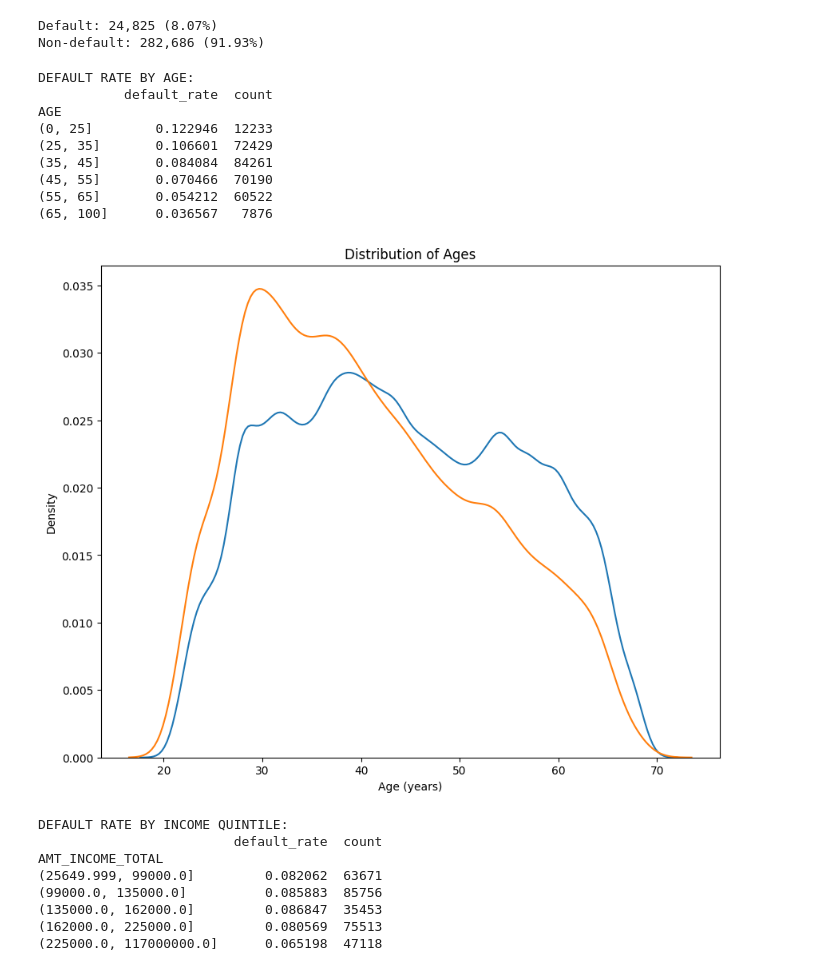
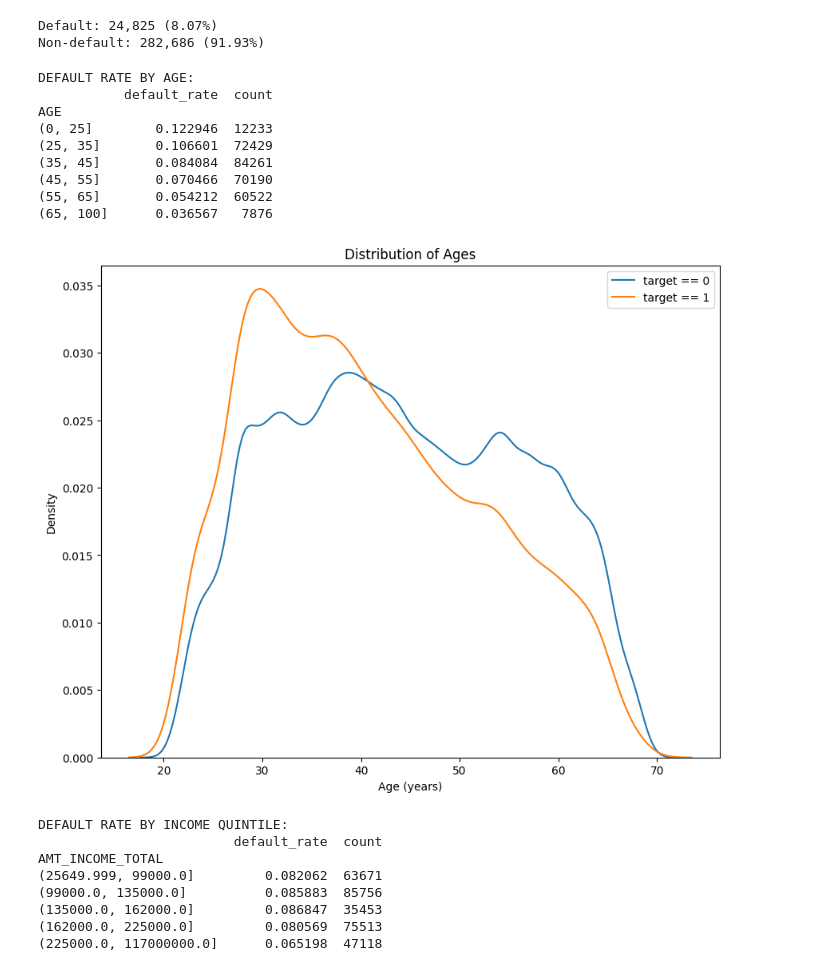
Before and after one commit to ivanlukianets/Deep-Learning-Assignment-1, a Jupyter notebook: basic-data-exploration-dl.ipynb, the cells around one changed output. Drawn from its saved outputs; the diff is of its cells as text; code cells hidden in the pictures.

```diff
--- a/basic-data-exploration-dl.ipynb
+++ b/basic-data-exploration-dl.ipynb
@@ -190,34 +190,32 @@ Non-default: 282,686 (91.93%)
 # %%
 # Age analysis and distibution
 if 'DAYS_BIRTH' in df_train.columns:
     df_train['AGE'] = -df_train['DAYS_BIRTH'] / 365.25
     age_bins = pd.cut(df_train['AGE'], bins=[0, 25, 35, 45, 55, 65, 100])
     age_default = df_train.groupby(age_bins)['TARGET'].agg(['mean', 'count'])
     age_default.columns = ['default_rate', 'count']
     print('DEFAULT RATE BY AGE:')
     print(age_default)
 
 plt.figure(figsize = (10, 8))
 
 # KDE plot of loans that were repaid on time
 sns.kdeplot(df_train.loc[df_train['TARGET'] == 0, 'DAYS_BIRTH'] / -365, label = 'target == 0')
 
 # KDE plot of loans which were not repaid on time
 sns.kdeplot(df_train.loc[df_train['TARGET'] == 1, 'DAYS_BIRTH'] / -365, label = 'target == 1')
-
-# Labeling of plot
-plt.xlabel('Age (years)'); plt.ylabel('Density'); plt.title('Distribution of Ages');
+plt.xlabel('Age (years)'); plt.ylabel('Density'); plt.title('Distribution of Ages');plt.legend();
 # %% [output]
 DEFAULT RATE BY AGE:
            default_rate  count
 AGE
 (0, 25]        0.122946  12233
 (25, 35]       0.106601  72429
 (35, 45]       0.084084  84261
 (45, 55]       0.070466  70190
 (55, 65]       0.054212  60522
 (65, 100]      0.036567   7876
-[figure, old version]
+[figure, new version]
 # %%
 # Income analysis
 if 'AMT_INCOME_TOTAL' in df_train.columns:
```
Also changed, not shown: parts of 4 cells of this notebook, 1 other file.
